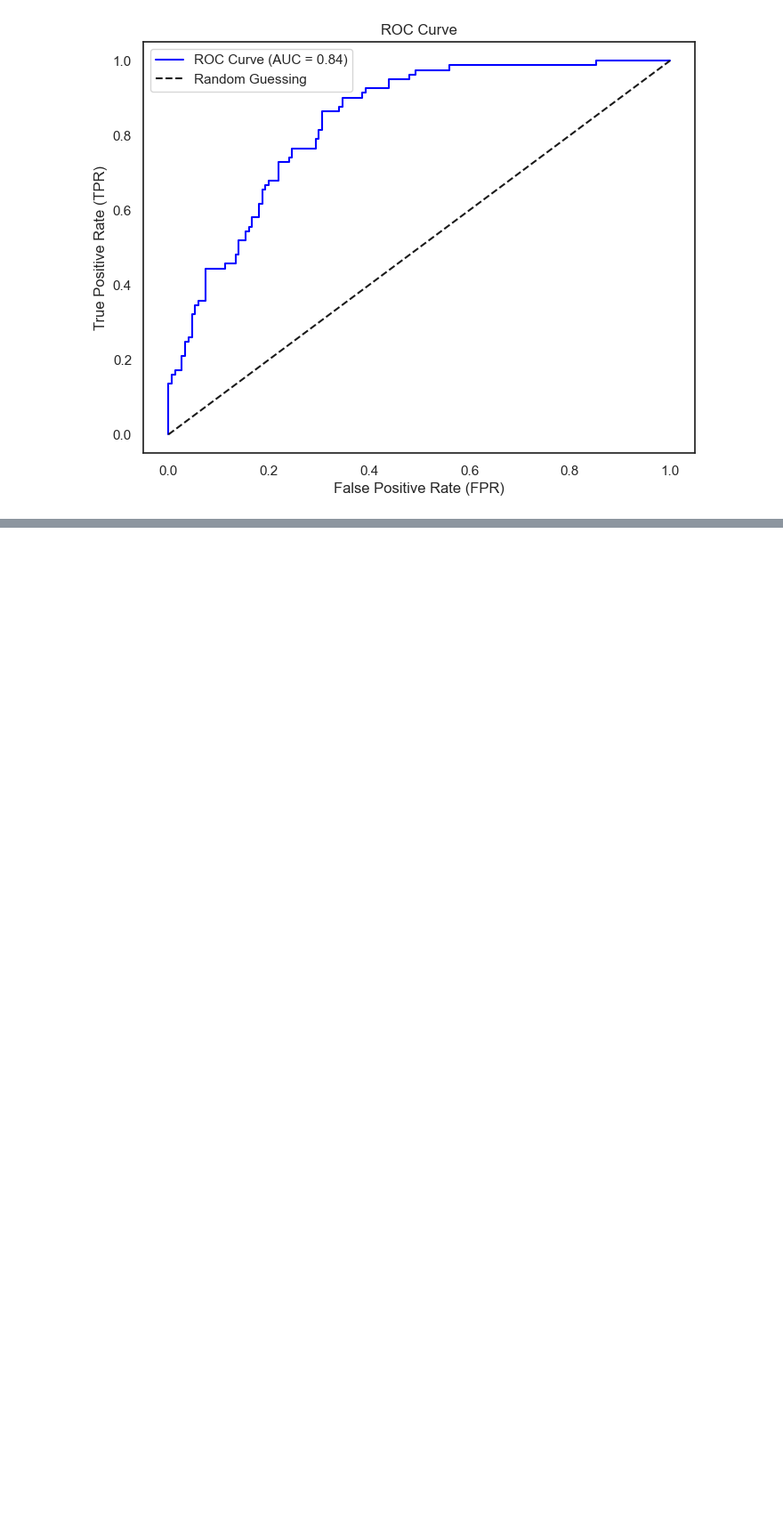
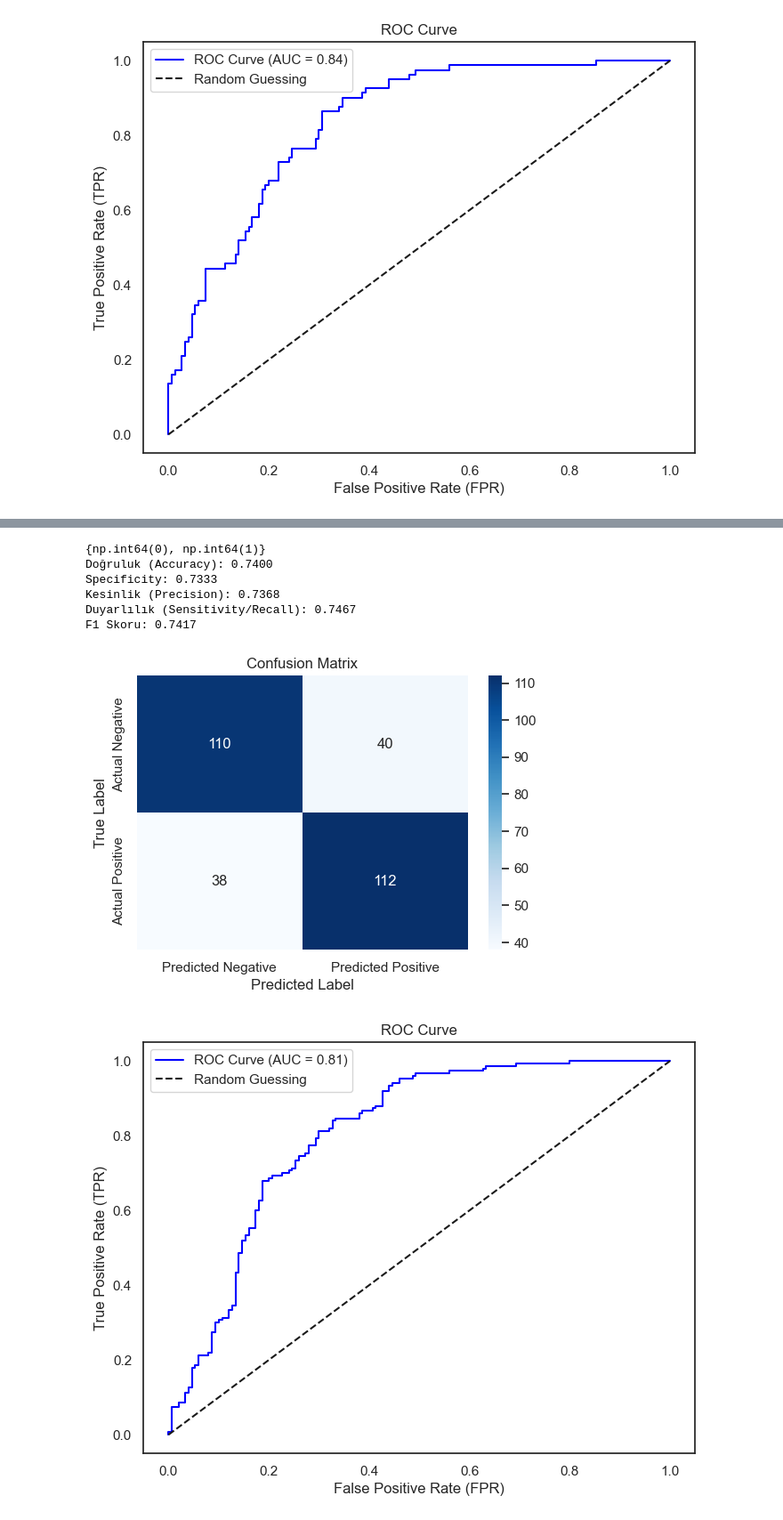
Before and after one commit to MSaidG/redesigned-garbanzo, a Jupyter notebook: project.ipynb, the cells around one changed output, grey strips where cells are left out. Shown at 89% size. Saved outputs shown, nothing was run; the diff lists cells and outputs as text; code cells hidden in the pictures; blank space fills up the shorter version.

```diff
--- a/project.ipynb
+++ b/project.ipynb
@@ -1726,0 +1901,79 @@ F1 Skoru: 0.6667
+# %%
+# Apply PCA
+n_components = 1  # Number of principal components to keep
+pca = PCA(n_components=n_components)
+X_train_pca = pca.fit_transform(X_train_scaled)
+X_test_pca = pca.transform(X_test_scaled)
+
+lr = LogisticRegression(random_state=42)
+lr.fit(X_train_pca,y_train)
+
+# Make predictions on the testing set
+predictions = lr.predict(X_test_pca)
+print(set(predictions))
+
+# Confusion Matrix
+cm = confusion_matrix(y_test, predictions)
+
+tn, fp, fn, tp = cm.ravel()
+
+accuracy = accuracy_score(y_test, predictions)
+print(f"Doğruluk (Accuracy): {accuracy:.4f}")
+
+specificity = tn / (tn + fp)
+print(f"Specificity: {specificity:.4f}")
+
+precision = precision_score(y_test, predictions)
+print(f"Kesinlik (Precision): {precision:.4f}")
+
+sensitivity = recall_score(y_test, predictions)
+print(f"Duyarlılık (Sensitivity/Recall): {sensitivity:.4f}")
+
+f1 = f1_score(y_test, predictions)
+print(f"F1 Skoru: {f1:.4f}")
+
+
+results['Model'].append("LOGISTIC REGRESSION (SMOTE+SCALING+PCA)")
+results['Accuracy'].append(accuracy)
+results['Specificity'].append(specificity)
+results['Precision'].append(precision)
+results['Recall'].append(sensitivity)
+results['F1'].append(f1)
+
+
+# Plot
+plt.figure(figsize=(6, 4))
+sns.heatmap(cm, annot=True, fmt='d', cmap='Blues',
+            xticklabels=['Predicted Negative', 'Predicted Positive'],
+            yticklabels=['Actual Negative', 'Actual Positive'])
+plt.title('Confusion Matrix')
+plt.ylabel('True Label')
+plt.xlabel('Predicted Label')
+plt.show()
+
+# Get predicted probabilities for the positive class
+y_probs = lr.predict_proba(X_test_pca)[:, 1]
+
+# Compute ROC curve
+fpr, tpr, thresholds = roc_curve(y_test, y_probs)
+auc_score = roc_auc_score(y_test, y_probs)
+results['AUC'].append(auc_score)
+
+# Plot ROC curve
+plt.figure(figsize=(8, 6))
+plt.plot(fpr, tpr, label=f'ROC Curve (AUC = {auc_score:.2f})', color='blue')
+plt.plot([0, 1], [0, 1], 'k--', label='Random Guessing')
+plt.xlabel('False Positive Rate (FPR)')
+plt.ylabel('True Positive Rate (TPR)')
+plt.title('ROC Curve')
+plt.legend()
+plt.show()
+# %% [output]
+{np.int64(0), np.int64(1)}
+Doğruluk (Accuracy): 0.7400
+Specificity: 0.7333
+Kesinlik (Precision): 0.7368
+Duyarlılık (Sensitivity/Recall): 0.7467
+F1 Skoru: 0.7417
+[figure, added]
+[figure, added]
```
Also changed, not shown: parts of 25 cells of this notebook, 5 other files.
